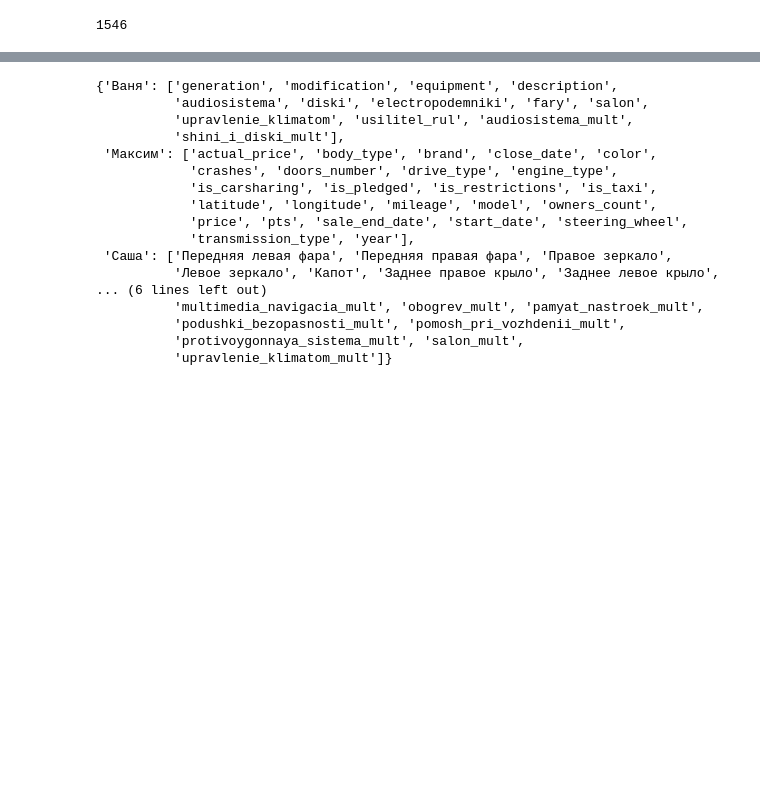
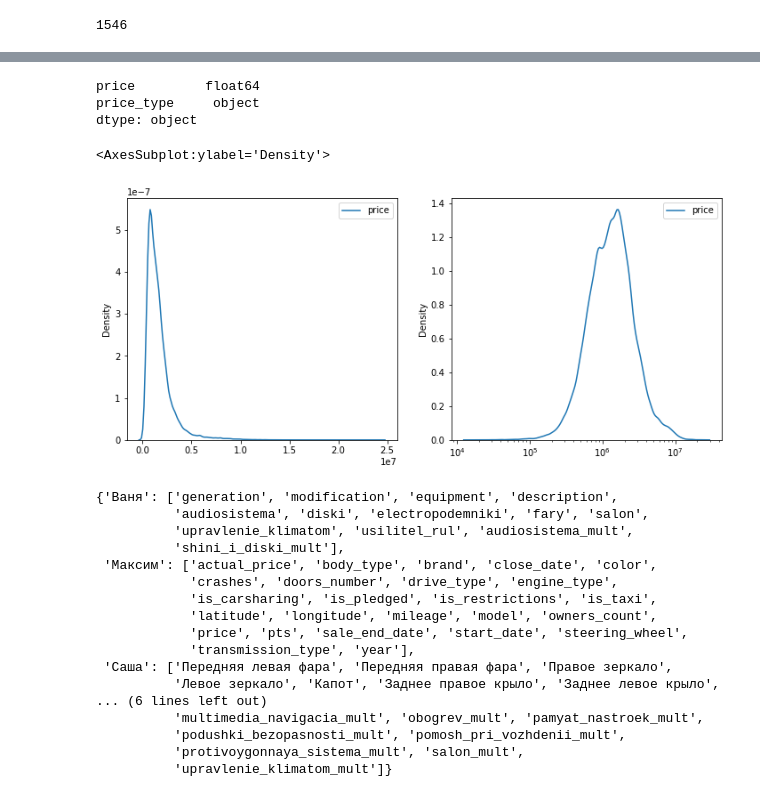
Before and after one commit to Sinus2x/CarValuationService, a Jupyter notebook: notebooks/eda_ryzhkov.ipynb, the cells around one changed output, grey strips where cells are left out. Drawn from its saved outputs; the diff is of its cells as text; code cells hidden in the pictures; blank space fills up the shorter version.

```diff
--- a/notebooks/eda_ryzhkov.ipynb
+++ b/notebooks/eda_ryzhkov.ipynb
@@ -154,3 +160,44 @@ pd.reset_option('all')
+# %%
+DEALER = ~train_df.actual_price.isna()
+# %%
+train_df['price'] = train_df.price.astype(float)
+# %%
+actual_price_dist = pd.DataFrame(
+    {
+        'price': train_df.loc[DEALER, 'actual_price'].copy(),
+        'price_type': 'dealers'
+    }
+)
+
+user_price_dist = pd.DataFrame(
+    {
+        'price': train_df.loc[DEALER, 'price'].copy(),
+        'price_type': 'adverts'
+    }
+)
+
+price_dist = pd.concat([actual_price_dist, user_price_dist], axis=0)
+# %%
+price_dist.dtypes
+# %% [output]
+price         float64
+price_type     object
+dtype: object
+# %%
+f, (ax1, ax2) = plt.subplots(1, 2, figsize=(12, 5))
+sns.kdeplot(
+    data=price_dist,
+    log_scale=False,
+    ax=ax1
+)
+sns.kdeplot(
+    data=price_dist,
+    log_scale=True,
+    ax=ax2
+)
+# %% [output]
+<AxesSubplot:ylabel='Density'>
+[figure, added]
 # %%
 for_vanya = ['generation', 'modification', 'equipment', 'description', 'audiosistema', 'diski', 'electropodemniki', 'fary', 'salon', 'upravlenie_klimatom', 'usilitel_rul',  'audiosistema_mult', 'shini_i_diski_mult']
 for_sasha = info_df[info_df.type == 'multicategory'].index.to_list()
```
Also changed, not shown: parts of 1 cell of this notebook, 16 other files.
